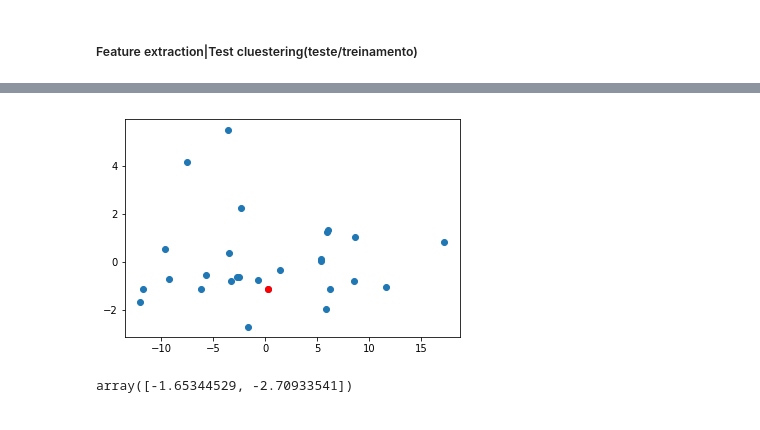
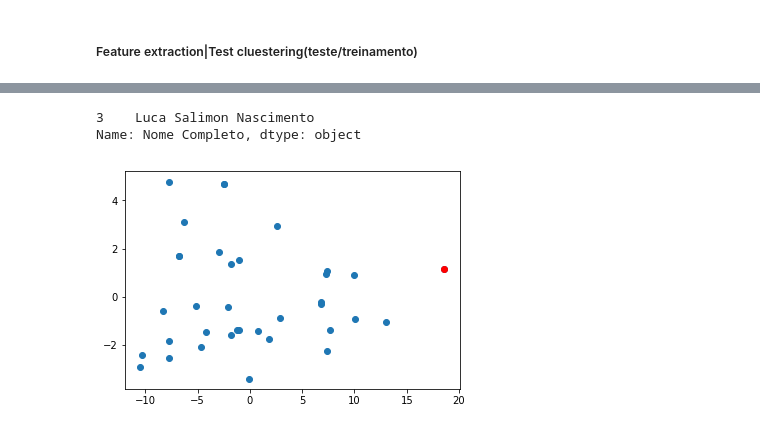
Before and after one commit to Fogelman/Spotify-Clustering, a Jupyter notebook: Reading Spotify Music.ipynb, the cells around one changed output, grey strips where cells are left out. Drawn from its saved outputs; the diff is of its cells as text; code cells hidden in the pictures.

```diff
--- a/Reading Spotify Music.ipynb
+++ b/Reading Spotify Music.ipynb
@@ -28,6 +30,7 @@ def generate_token():
 
 # get the playlist id from playlist link
 def playlist_extrator(link):
+    link = str(link)
     link = link.split('/')
     username = ''
     playlist_id = ''
@@ -152,7 +155,9 @@ auth = generate_token()
 
 for i, trial in df.iterrows():
 #     print(len(trial))
-    if len(trial)<=4:
+
+#     print(trial[5])
+    if len(trial)<=4 or str(trial[5])=="nan":
         playlist_link = (trial[3])
         music = list_music(auth,playlist_link)
         music_feat = get_music_from_id(auth, music)
@@ -167,5 +172,8 @@ for i, trial in df.iterrows():
         df.loc[i, "loudness"]          = str(ind_mean["loudness"])
         df.loc[i, "tempo"]             = str(ind_mean["tempo"])
         df.loc[i, "liveness"]          = str(ind_mean["liveness"])
+    else:
+        time.sleep(0.5)
+    clear_output()
     print(((i+1)/len(df)*100),"%")
 # %% [output]
@@ -238,25 +200,31 @@ Name: Nome Completo, dtype: object
 # %%
 %matplotlib inline
 import numpy as np
 from sklearn.decomposition import PCA
 X = np.array(df)
 pca = PCA(n_components=2)
 pca.fit(X)
 
+num_pessoa = 3
+num_pessoa_1 = num_pessoa+1
+if num_pessoa >= len(df_names):
+    num_pessoa_1 = num_pessoa
+print(df_names[num_pessoa:num_pessoa_1])
+
 reduct = pca.transform(X)
 plt.scatter(reduct[:,0],reduct[:,1])
-num_pessoa = 26
+
 plt.plot(reduct[num_pessoa,0],reduct[num_pessoa,1],'ro')
 plt.show()
 
+# print(pca.get_precision())
+# print(pca.score_samples(A))
 # print(pca.explained_variance_ratio_)
 # print(reduct)
 # print(pca.singular_values_)
 # %% [output]
+3    Luca Salimon Nascimento
+Name: Nome Completo, dtype: object
-[figure, old version]
+[figure, new version]
 # %%
 # df_names
-# %%
-reduct[8]
-# %% [output]
-array([-1.65344529, -2.70933541])
```
Also changed, not shown: parts of 7 cells of this notebook.
